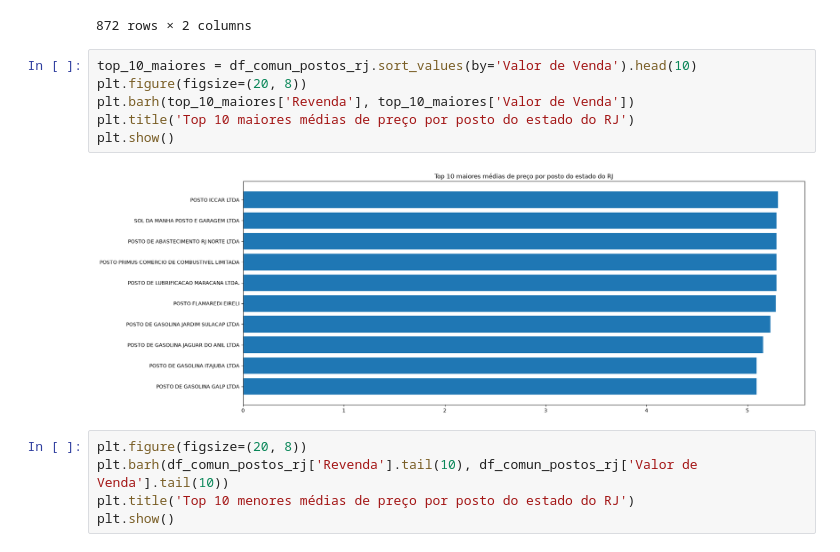
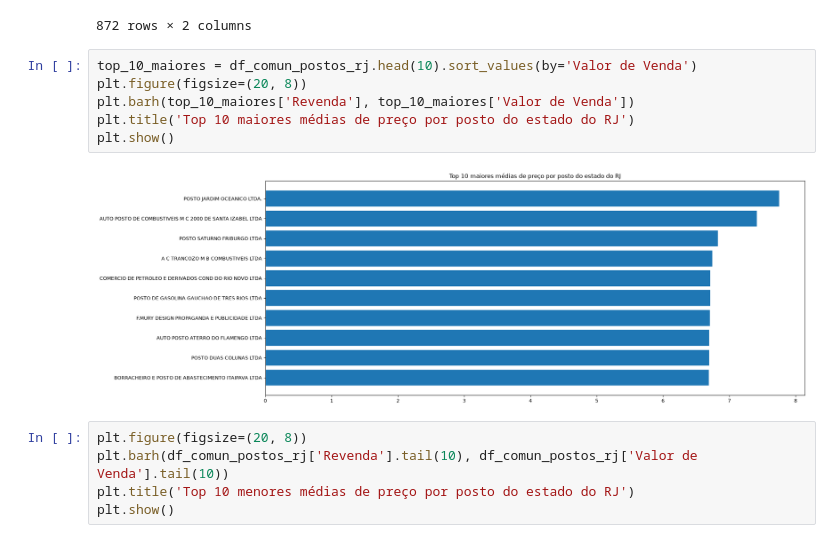
Before and after one commit to IanSeedd/ANP_exercicios, a Jupyter notebook: combust.ipynb, the cells around one changed output. Drawn from its saved outputs; the diff is of its cells as text.

```diff
--- a/combust.ipynb
+++ b/combust.ipynb
@@ -79,13 +79,13 @@ df_comun_postos_rj
 | 560 | POSTO DE GASOLINA GALP LTDA | 5.090000 |
 872 rows × 2 columns
 # %%
-top_10_maiores = df_comun_postos_rj.sort_values(by='Valor de Venda').head(10)
+top_10_maiores = df_comun_postos_rj.head(10).sort_values(by='Valor de Venda')
 plt.figure(figsize=(20, 8))
 plt.barh(top_10_maiores['Revenda'], top_10_maiores['Valor de Venda'])
 plt.title('Top 10 maiores médias de preço por posto do estado do RJ')
 plt.show()
 # %% [output]
-[figure, old version]
+[figure, new version]
 # %%
 plt.figure(figsize=(20, 8))
 plt.barh(df_comun_postos_rj['Revenda'].tail(10), df_comun_postos_rj['Valor de Venda'].tail(10))
```
Also changed, not shown: parts of 21 cells of this notebook.
